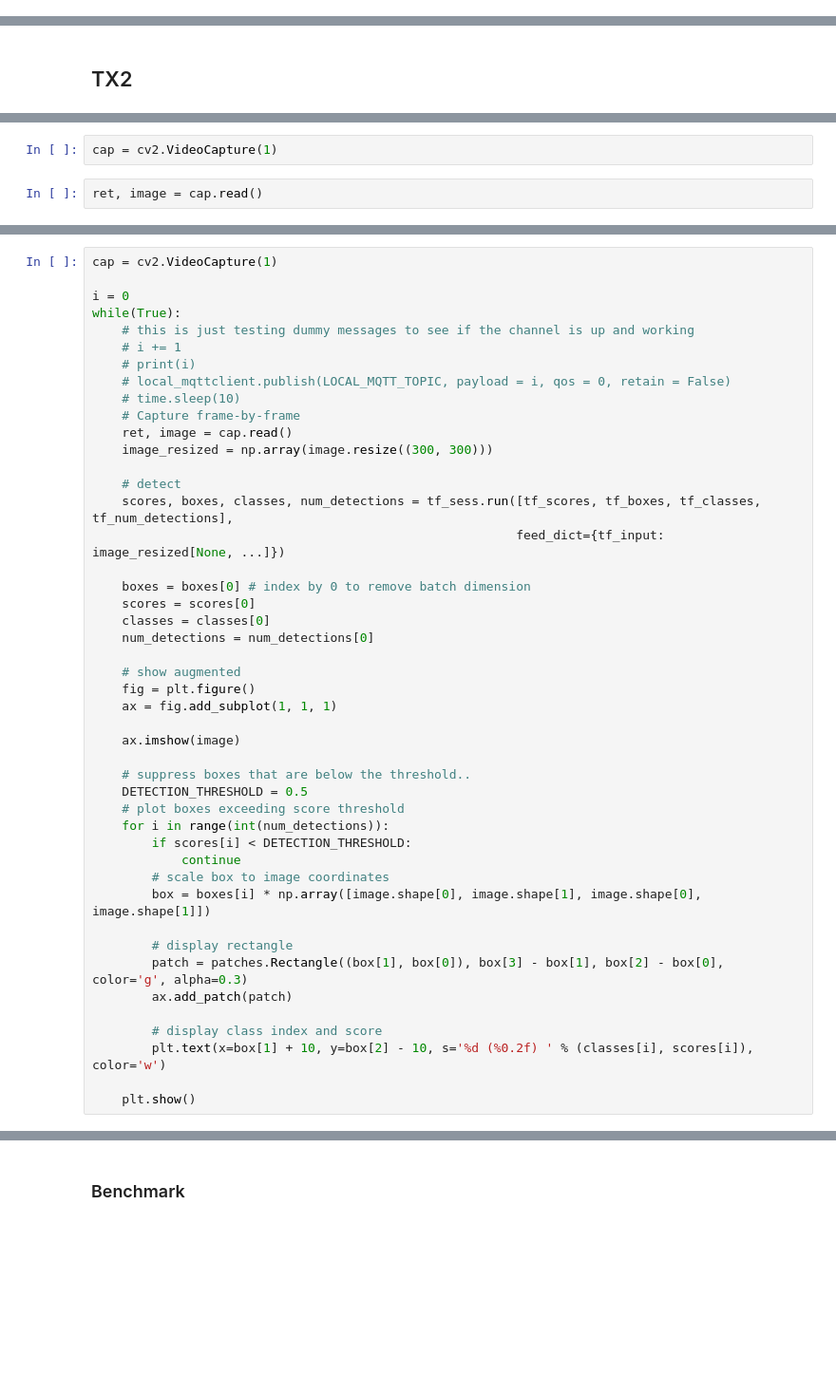
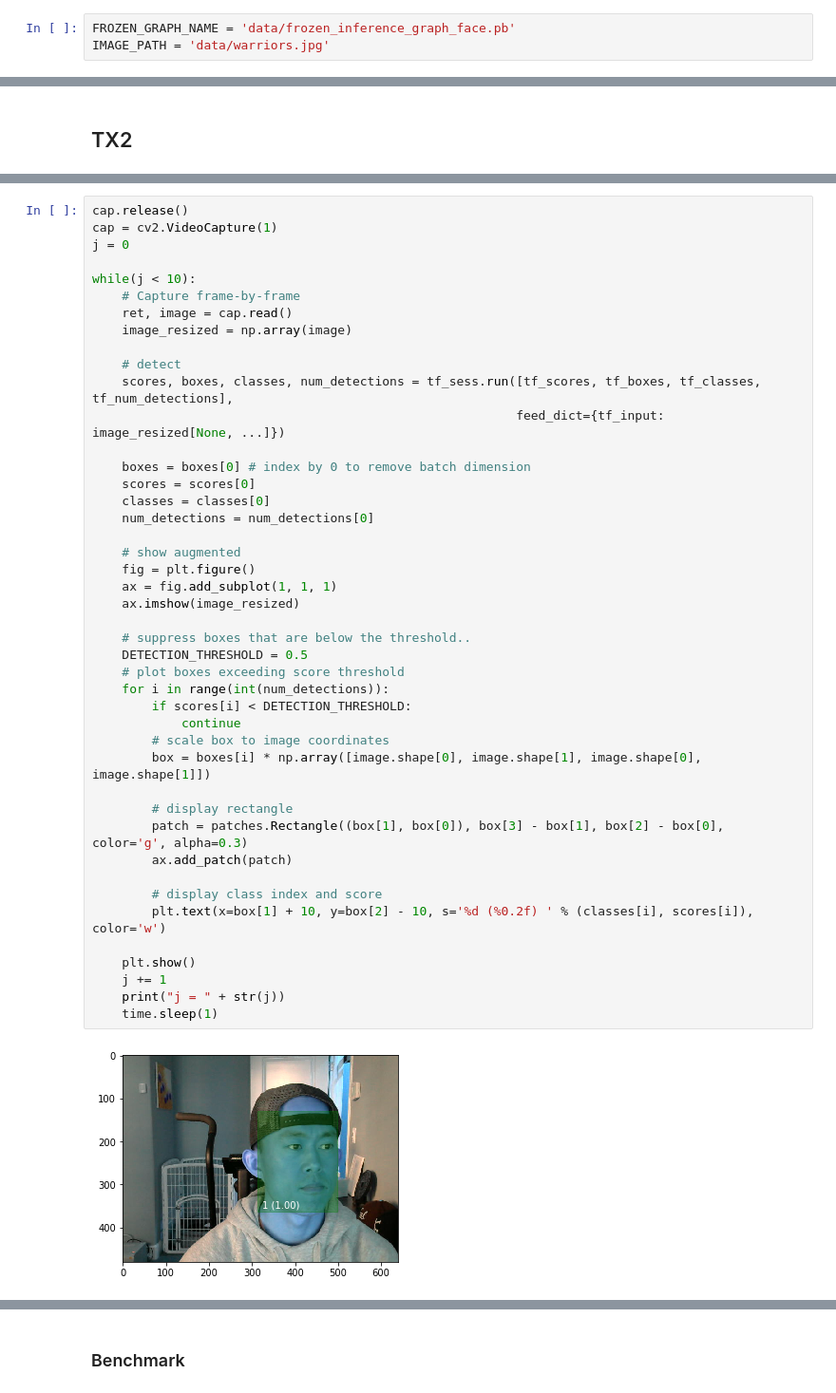
Before and after one commit to sli0111/michael_zeng_w251_hw, a Jupyter notebook: hw07/hw07_michael_zeng.ipynb, the cells around one changed output, grey strips where cells are left out. Shown at 95% size. Drawn from its saved outputs; the diff is of its cells as text; blank space fills up the shorter version.

```diff
--- a/hw07/hw07_michael_zeng.ipynb
+++ b/hw07/hw07_michael_zeng.ipynb
@@ -73,6 +78,9 @@ data/warriors.jpg   100%[===================>] 114.22K  --.-KB/s    in 0.1s
 2020-02-13 14:49:01 (931 KB/s) - 'data/warriors.jpg' saved [116962/116962]
 # %% [markdown]
 ### Load the frozen graph
+# %%
+FROZEN_GRAPH_NAME = 'data/frozen_inference_graph_face.pb'
+IMAGE_PATH = 'data/warriors.jpg'
 # %%
 output_dir=''
 frozen_graph = tf.GraphDef()
@@ -186,4 +190,0 @@ import cv2
-# %%
-cap = cv2.VideoCapture(1)
-# %%
-ret, image = cap.read()
@@ -192,46 +191,46 @@ plt.imshow(image)
 # %%
+cap.release()
 cap = cv2.VideoCapture(1)
+j = 0
 
-i = 0
-while(True):
-    # this is just testing dummy messages to see if the channel is up and working
-    # i += 1
-    # print(i)
-    # local_mqttclient.publish(LOCAL_MQTT_TOPIC, payload = i, qos = 0, retain = False)
-    # time.sleep(10)
+while(j < 10):
     # Capture frame-by-frame
     ret, image = cap.read()
-    image_resized = np.array(image.resize((300, 300)))
+    image_resized = np.array(image)
 
     # detect
     scores, boxes, classes, num_detections = tf_sess.run([tf_scores, tf_boxes, tf_classes, tf_num_detections],
                                                          feed_dict={tf_input: image_resized[None, ...]})
 
     boxes = boxes[0] # index by 0 to remove batch dimension
     scores = scores[0]
     classes = classes[0]
     num_detections = num_detections[0]
 
     # show augmented
     fig = plt.figure()
     ax = fig.add_subplot(1, 1, 1)
-
-    ax.imshow(image)
+    ax.imshow(image_resized)
 
     # suppress boxes that are below the threshold..
     DETECTION_THRESHOLD = 0.5
     # plot boxes exceeding score threshold
     for i in range(int(num_detections)):
         if scores[i] < DETECTION_THRESHOLD:
             continue
         # scale box to image coordinates
         box = boxes[i] * np.array([image.shape[0], image.shape[1], image.shape[0], image.shape[1]])
 
         # display rectangle
         patch = patches.Rectangle((box[1], box[0]), box[3] - box[1], box[2] - box[0], color='g', alpha=0.3)
         ax.add_patch(patch)
 
         # display class index and score
         plt.text(x=box[1] + 10, y=box[2] - 10, s='%d (%0.2f) ' % (classes[i], scores[i]), color='w')
 
     plt.show()
+    j += 1
+    print("j = " + str(j))
+    time.sleep(1)
+# %% [output]
+[figure, added]
```
Also changed, not shown: parts of 9 cells of this notebook, 11 other files.
